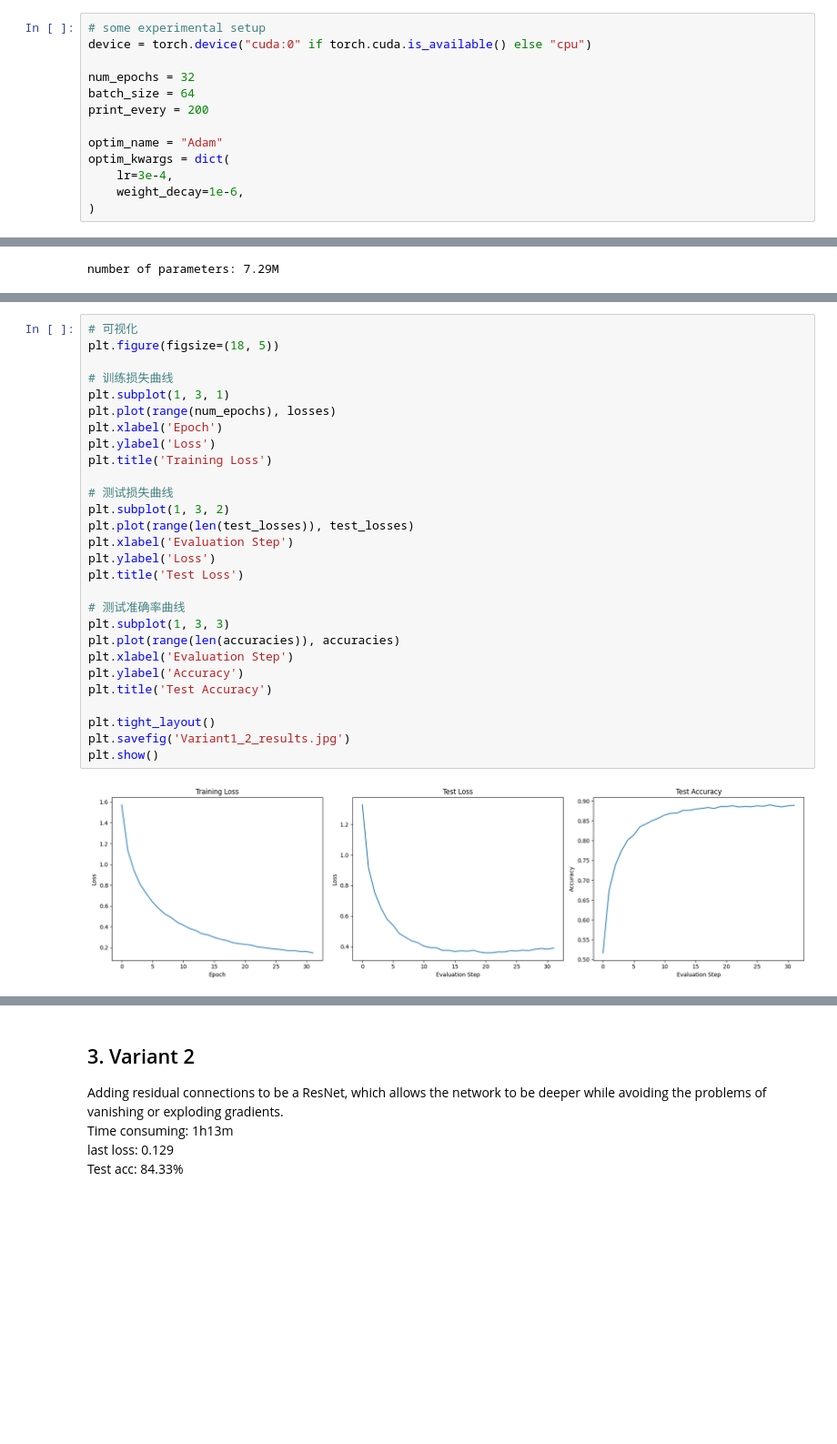
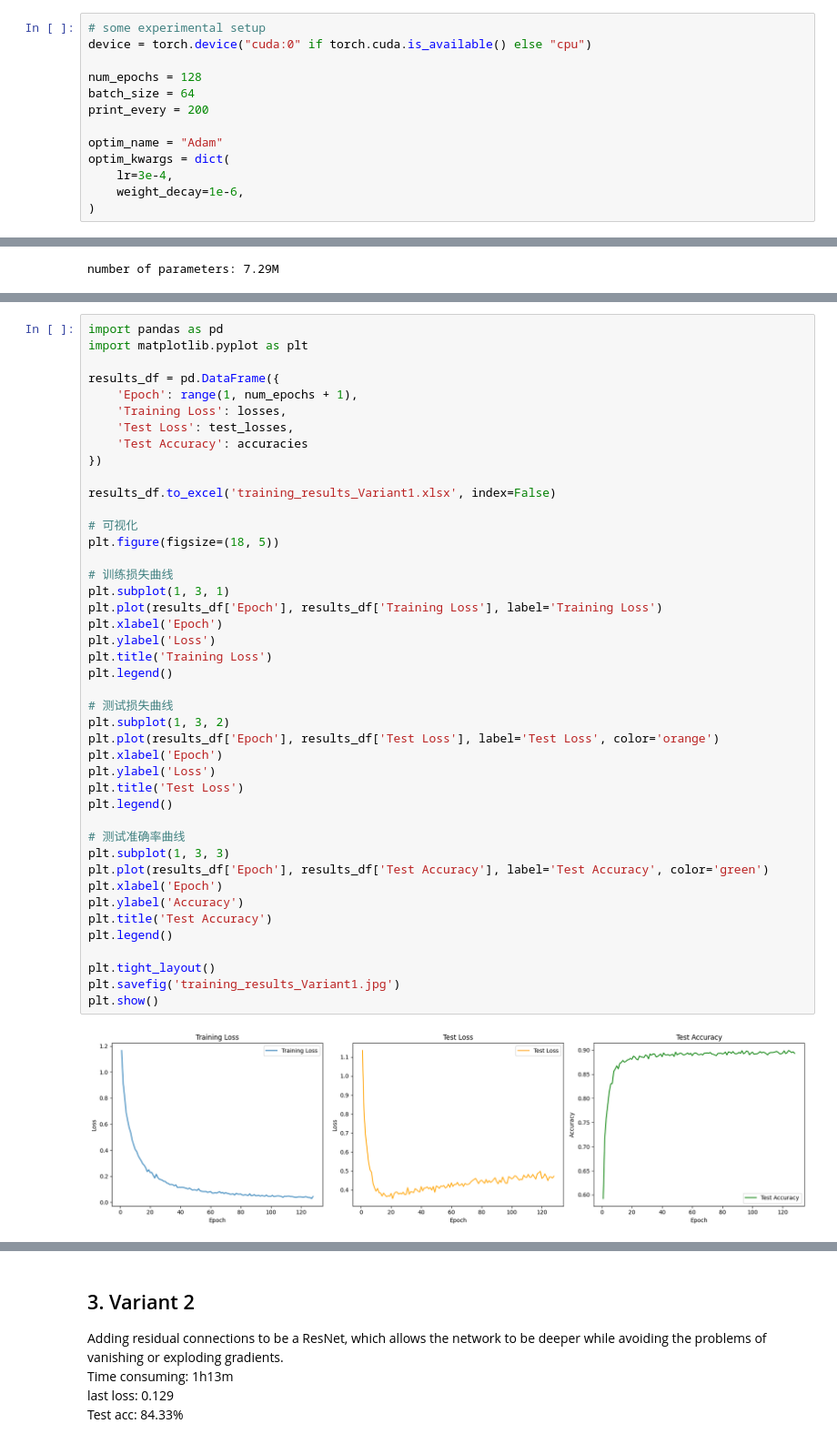
Before and after one commit to Alfafa0702/MDS5122-DL, a Jupyter notebook: dl-hw1.ipynb, the cells around one changed output, grey strips where cells are left out. Shown at 91% size. Cells and saved outputs as stored; diff of their text form; blank space fills up the shorter version.

Commit message:
Kaggle Notebook | DL Hw1 | Variant 1 & 2, retest the train and test loop

```diff
--- a/dl-hw1.ipynb
+++ b/dl-hw1.ipynb
@@ -167,7 +149,7 @@ Test acc: 89.67%
 # some experimental setup
 device = torch.device("cuda:0" if torch.cuda.is_available() else "cpu")
 
-num_epochs = 32
+num_epochs = 128
 batch_size = 64
 print_every = 200
 
@@ -310,31 +291,46 @@ print("Finished Training")
 Finished Training
 # %%
+import pandas as pd
+import matplotlib.pyplot as plt
+
+results_df = pd.DataFrame({
+    'Epoch': range(1, num_epochs + 1),
+    'Training Loss': losses,
+    'Test Loss': test_losses,
+    'Test Accuracy': accuracies
+})
+
+results_df.to_excel('training_results_Variant1.xlsx', index=False)
+
 # 可视化
 plt.figure(figsize=(18, 5))
 
 # 训练损失曲线
 plt.subplot(1, 3, 1)
-plt.plot(range(num_epochs), losses)
+plt.plot(results_df['Epoch'], results_df['Training Loss'], label='Training Loss')
 plt.xlabel('Epoch')
 plt.ylabel('Loss')
 plt.title('Training Loss')
+plt.legend()
 
 # 测试损失曲线
 plt.subplot(1, 3, 2)
-plt.plot(range(len(test_losses)), test_losses)
-plt.xlabel('Evaluation Step')
+plt.plot(results_df['Epoch'], results_df['Test Loss'], label='Test Loss', color='orange')
+plt.xlabel('Epoch')
 plt.ylabel('Loss')
 plt.title('Test Loss')
+plt.legend()
 
 # 测试准确率曲线
 plt.subplot(1, 3, 3)
-plt.plot(range(len(accuracies)), accuracies)
-plt.xlabel('Evaluation Step')
+plt.plot(results_df['Epoch'], results_df['Test Accuracy'], label='Test Accuracy', color='green')
+plt.xlabel('Epoch')
 plt.ylabel('Accuracy')
 plt.title('Test Accuracy')
+plt.legend()
 
 plt.tight_layout()
-plt.savefig('Variant1_2_results.jpg')
+plt.savefig('training_results_Variant1.jpg')
 plt.show()
 # %% [output]
-[figure, old version]
+[figure, new version]
```
Also changed, not shown: parts of 13 cells of this notebook.
